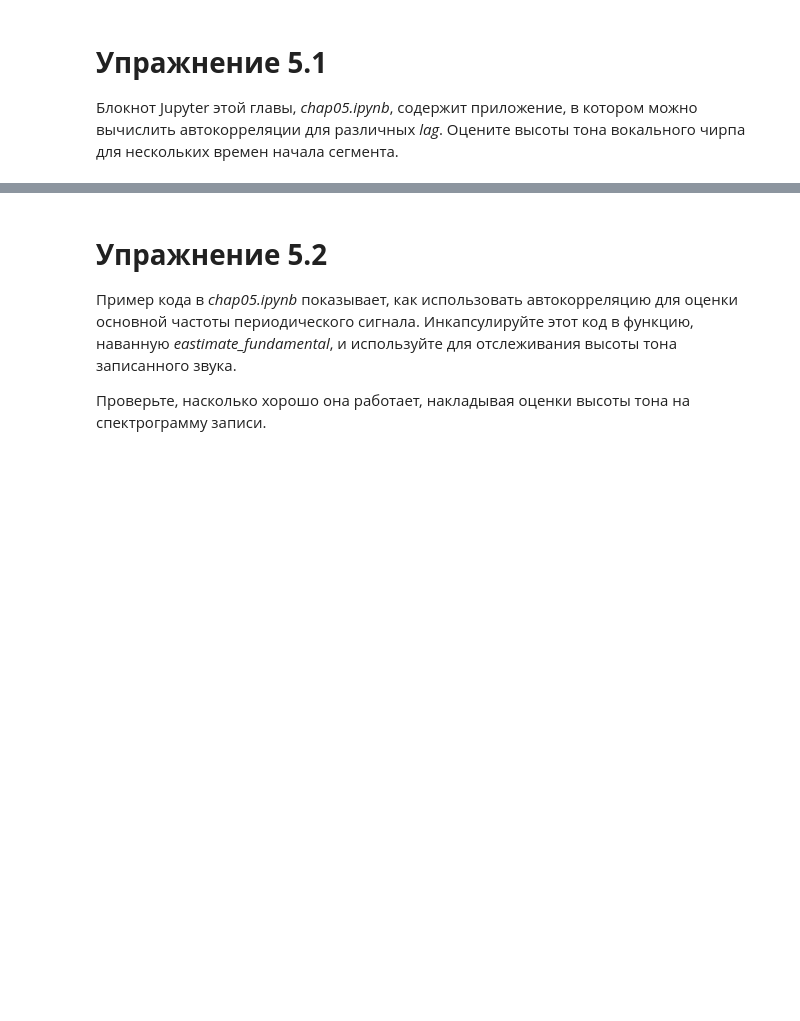
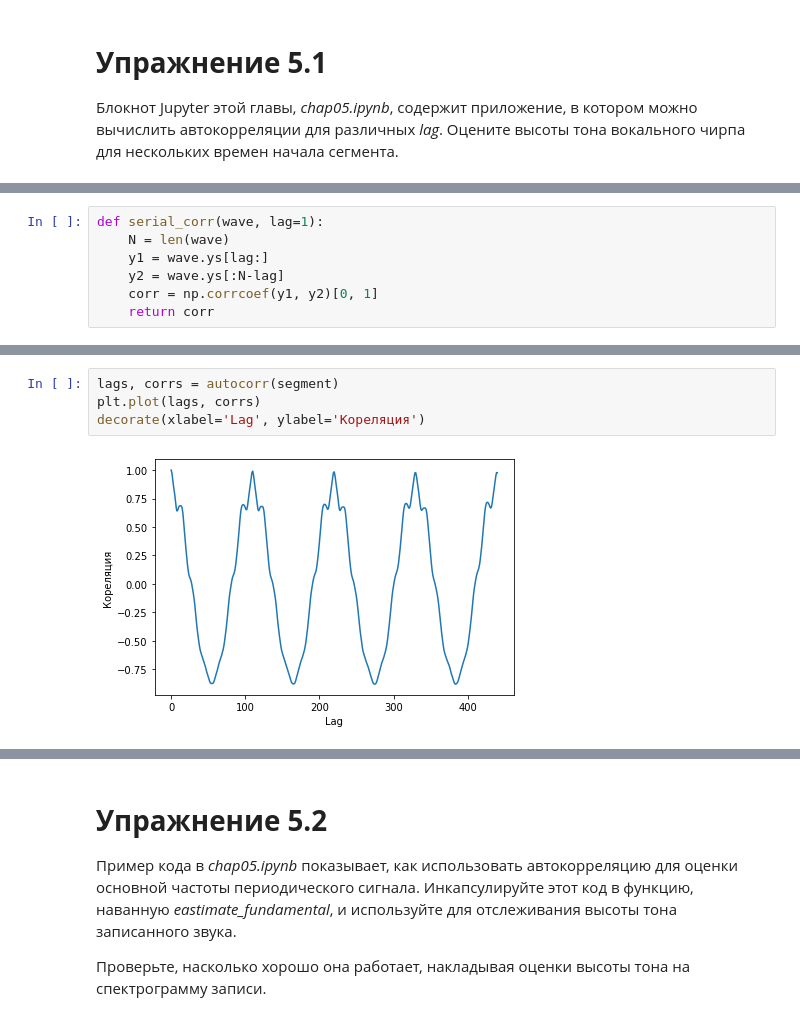
Before and after one commit to DenZhid/TelecommunicationSystemsLabs, a Jupyter notebook: Lab5/Lab5.ipynb, the cells around one changed output, grey strips where cells are left out. Saved outputs shown, nothing was run; the diff lists cells and outputs as text; blank space fills up the shorter version.

```diff
--- a/Lab5/Lab5.ipynb
+++ b/Lab5/Lab5.ipynb
@@ -25,3 +26,10 @@ import pandas as pd
 from thinkdsp import decorate
 from thinkdsp import Wave
 from thinkdsp import read_wave
+# %%
+def serial_corr(wave, lag=1):
+    N = len(wave)
+    y1 = wave.ys[lag:]
+    y2 = wave.ys[:N-lag]
+    corr = np.corrcoef(y1, y2)[0, 1]
+    return corr
@@ -27,0 +57,6 @@ from thinkdsp import read_wave
+# %%
+lags, corrs = autocorr(segment)
+plt.plot(lags, corrs)
+decorate(xlabel='Lag', ylabel='Кореляция')
+# %% [output]
+[figure, added]
```
Also changed, not shown: parts of 40 cells of this notebook.
